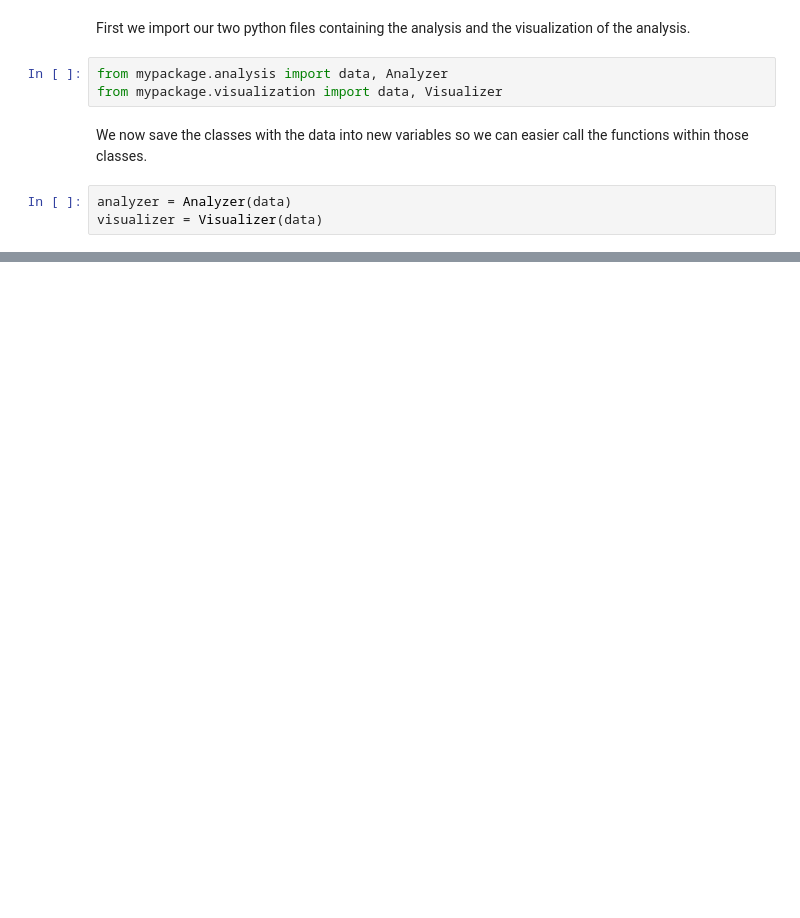
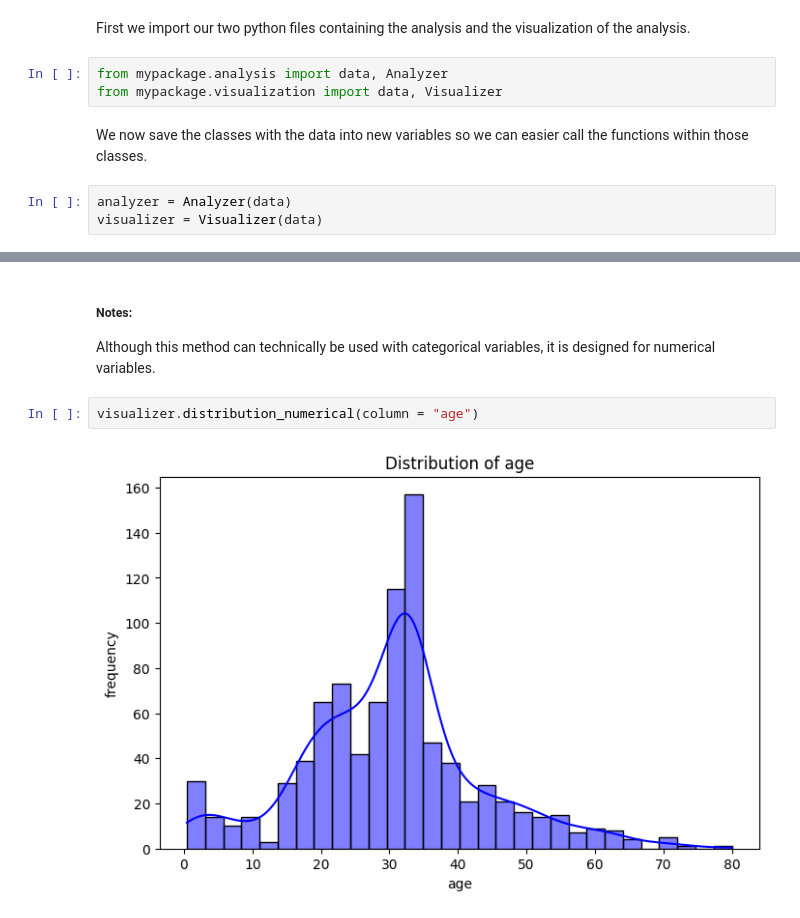
Before and after one commit to ccvnnn/mypackage, a Jupyter notebook: tutorial.ipynb, the cells around one changed output, grey strips where cells are left out. Saved outputs shown, nothing was run; the diff lists cells and outputs as text; blank space fills up the shorter version.

```diff
--- a/tutorial.ipynb
+++ b/tutorial.ipynb
@@ -90,0 +257,9 @@ We first have a look into the `Analyzer` class and its functions.
+# %% [markdown]
+##### Notes:
+
+Although this method can technically be used with categorical variables,
+it is designed for numerical variables.
+# %%
+visualizer.distribution_numerical(column = "age")
+# %% [output]
+[figure, added]
```
Also changed, not shown: parts of 50 cells of this notebook.
